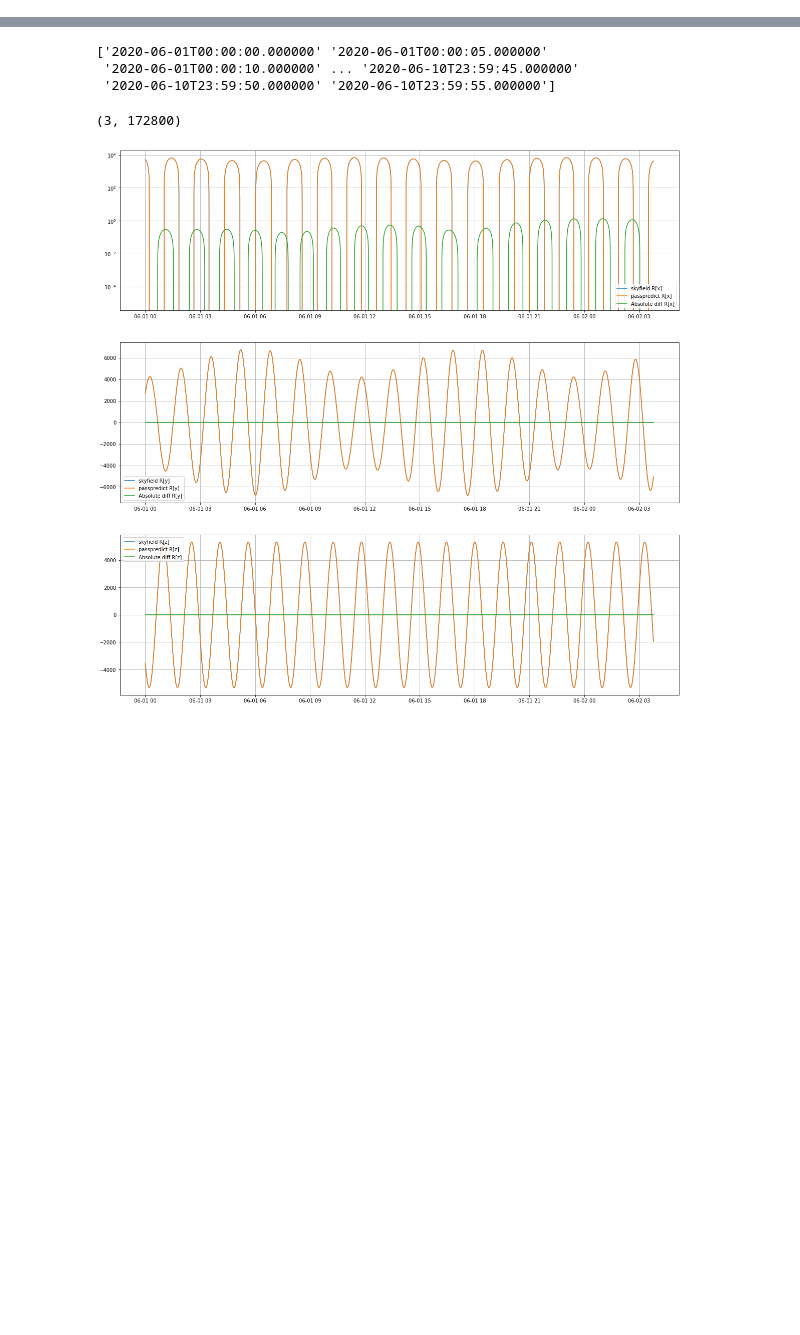
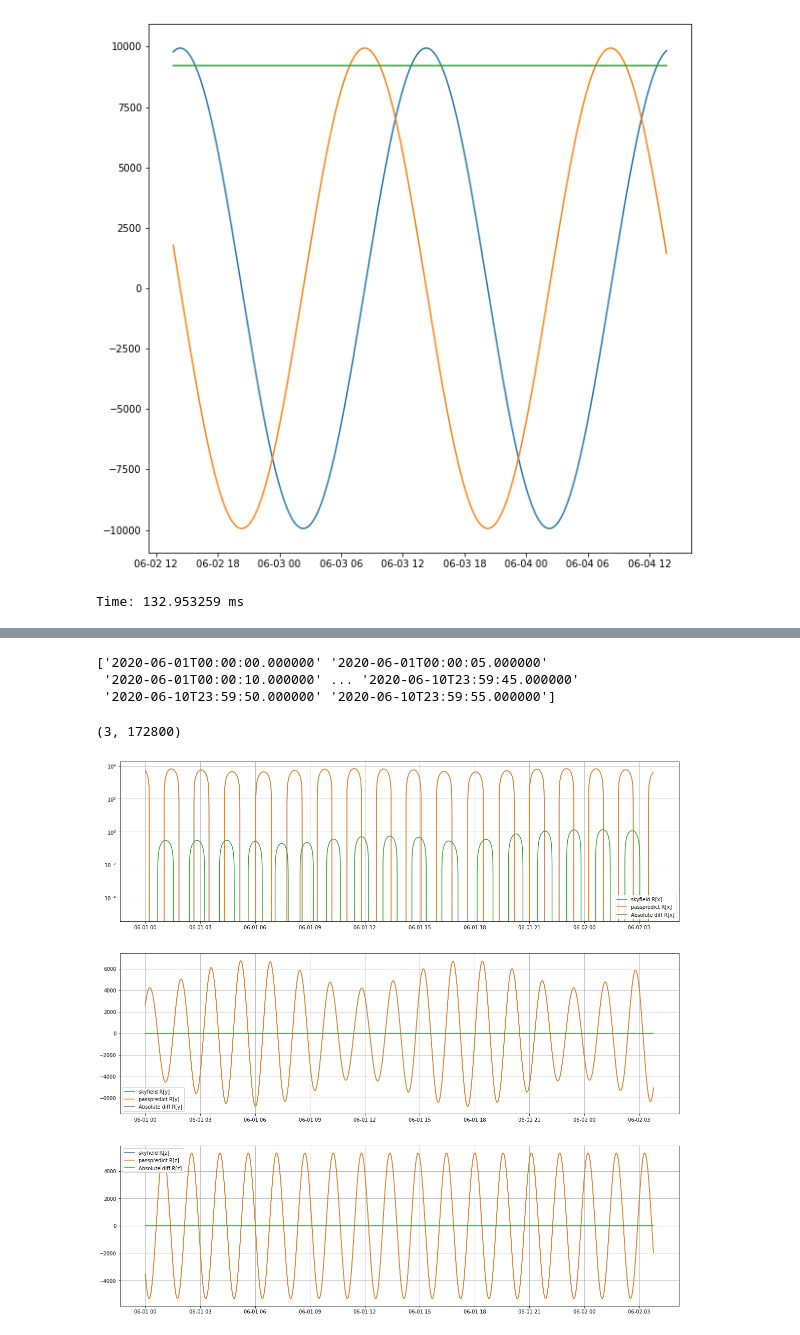
Before and after one commit to samtx/passpredict, a Jupyter notebook: skyfield_compare.ipynb, the cells around one changed output, grey strips where cells are left out. Cells and saved outputs as stored; diff of their text form; code cells hidden in the pictures; blank space fills up the shorter version.

```diff
--- a/skyfield_compare.ipynb
+++ b/skyfield_compare.ipynb
@@ -40,0 +62,27 @@ n = skyfield_rECEF.shape[1]
+# %%
+# plot results
+from passpredict.timefn import jday2datetime
+dt = [jday2datetime(j - 5/1440.0) for j in jd]
+plt.figure(figsize=(10,10))
+plt.plot(dt, r)
+plt.show()
+# %% [output]
+[figure, added]
+# %%
+import time
+from passpredict.predict_py import Observer
+omm = OMM.from_tle(tle1, tle2)
+satellite = Satellite(omm)
+location = Location(30.1957, -97.8649, 0)
+observer = Observer(location, satellite)
+jd0 = satellite.epoch
+ndays = 10
+jd = np.linspace(jd0, jd0 + ndays, 1440 * ndays)
+el = np.zeros(jd.size)
+t1 = time.perf_counter()
+for i in range(jd.size):
+    el[i] = observer.compute_elevation(jd[i])
+t2 = time.perf_counter()
+print(f'Time: {(t2-t1)*1000:f} ms')
+# %% [output]
+Time: 132.953259 ms
```
Also changed, not shown: parts of 8 cells of this notebook, 3 other files.
